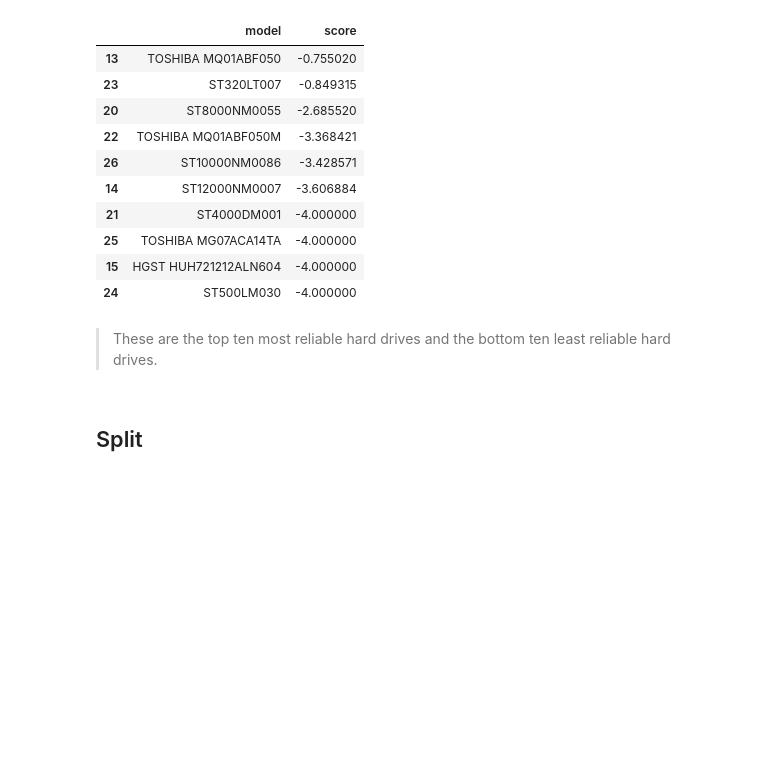
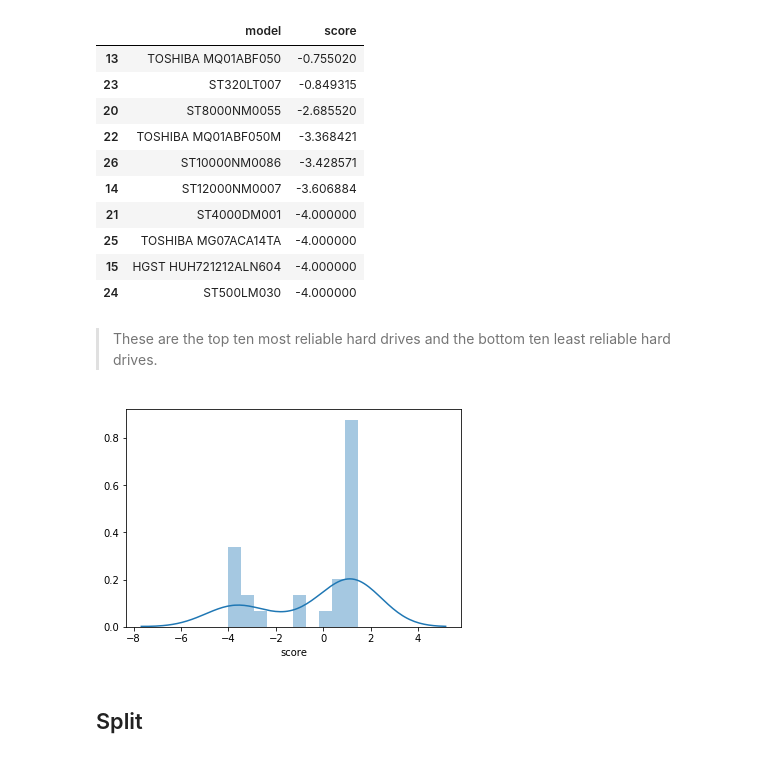
Before and after one commit to just-keep-spinning/hard-drive-project, a Jupyter notebook: hard_drive_pipeline.ipynb, the cells around one changed output. Drawn from its saved outputs; the diff is of its cells as text; code cells hidden in the pictures; blank space fills up the shorter version.

```diff
--- a/hard_drive_pipeline.ipynb
+++ b/hard_drive_pipeline.ipynb
@@ -785,6 +837,11 @@ df_scores.sort_values('score').sort_values('score',ascending=False).tail(10)
 | 24 | ST500LM030 | -4.000000 |
 # %% [markdown]
 > These are the top ten most reliable hard drives and the bottom ten least reliable hard drives.
+# %%
+sns.distplot(df_scores.score, bins=10)
+plt.show()
+# %% [output]
+[figure, added]
 # %% [markdown]
 ## Split
 # %%
```
Also changed, not shown: parts of 14 cells of this notebook.
